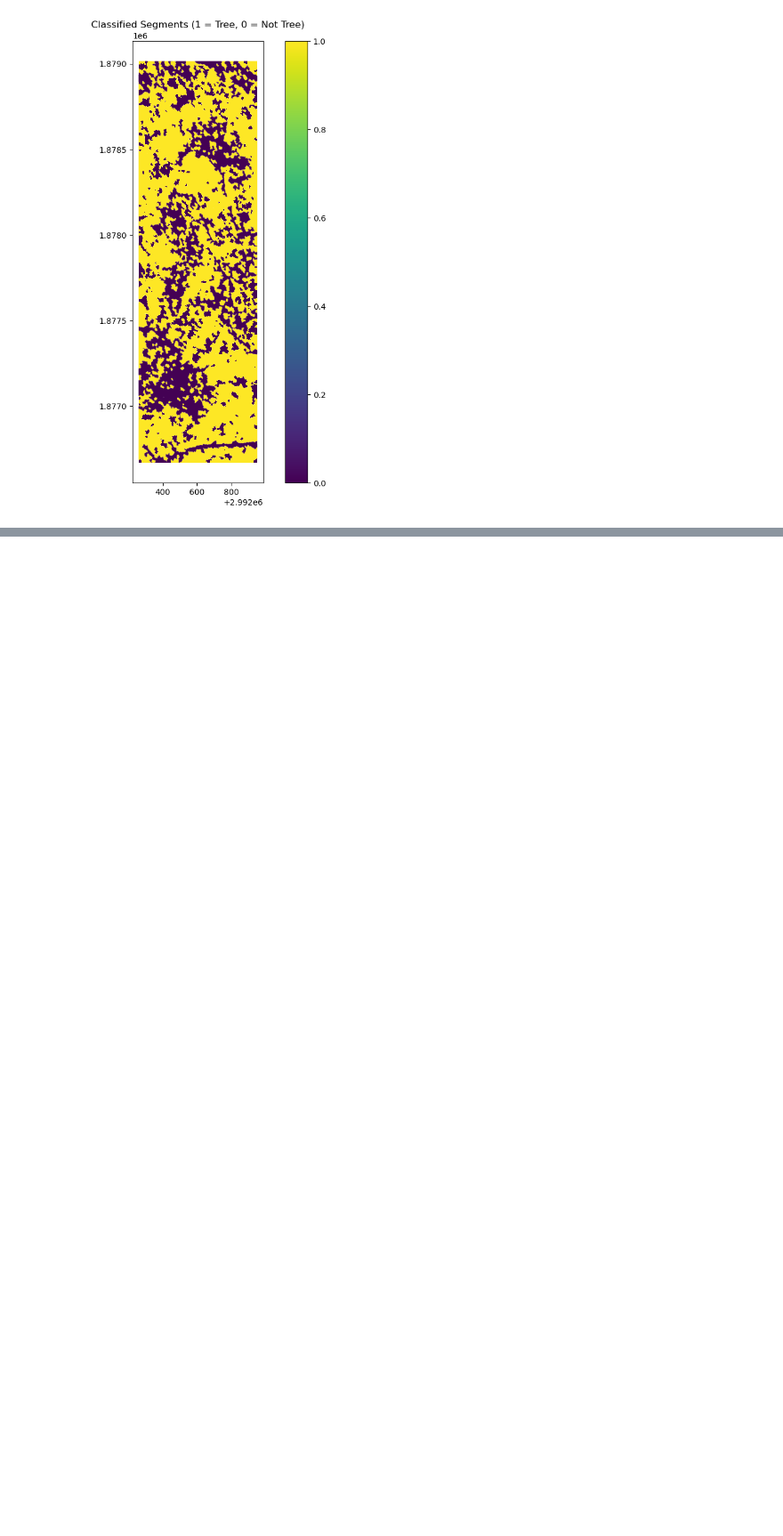
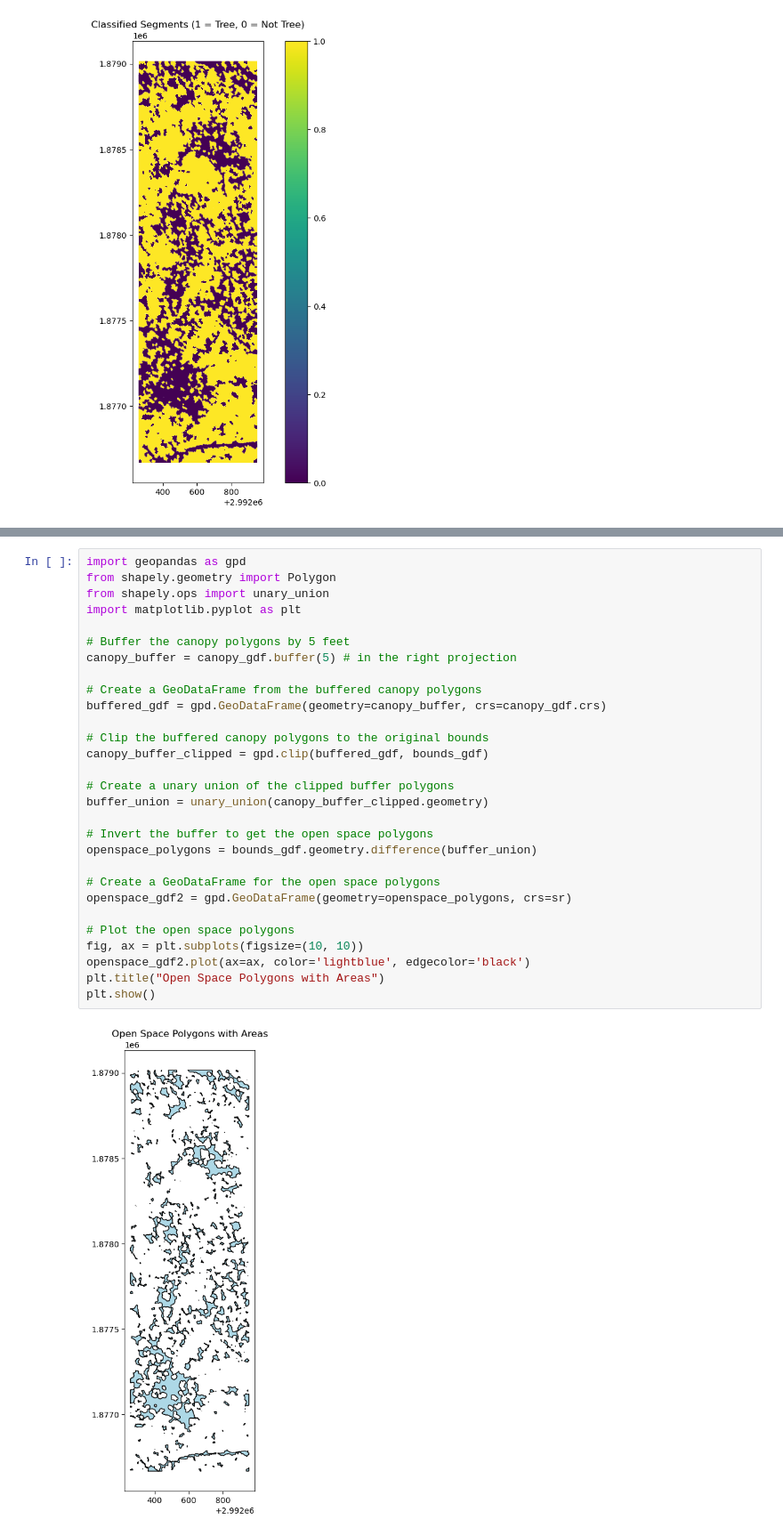
Before and after one commit to earthlab-education/treebeard, a Jupyter notebook: notebooks/classify_polygons.ipynb, the cells around one changed output, grey strips where cells are left out. Shown at 89% size. Saved outputs shown, nothing was run; the diff lists cells and outputs as text; blank space fills up the shorter version.

Commit message:
added buffer steps

```diff
--- a/notebooks/classify_polygons.ipynb
+++ b/notebooks/classify_polygons.ipynb
@@ -421,0 +254,31 @@ Name: count, dtype: int64
+# %%
+import geopandas as gpd
+from shapely.geometry import Polygon
+from shapely.ops import unary_union
+import matplotlib.pyplot as plt
+
+# Buffer the canopy polygons by 5 feet
+canopy_buffer = canopy_gdf.buffer(5) # in the right projection
+
+# Create a GeoDataFrame from the buffered canopy polygons
+buffered_gdf = gpd.GeoDataFrame(geometry=canopy_buffer, crs=canopy_gdf.crs)
+
+# Clip the buffered canopy polygons to the original bounds
+canopy_buffer_clipped = gpd.clip(buffered_gdf, bounds_gdf)
+
+# Create a unary union of the clipped buffer polygons
+buffer_union = unary_union(canopy_buffer_clipped.geometry)
+
+# Invert the buffer to get the open space polygons
+openspace_polygons = bounds_gdf.geometry.difference(buffer_union)
+
+# Create a GeoDataFrame for the open space polygons
+openspace_gdf2 = gpd.GeoDataFrame(geometry=openspace_polygons, crs=sr)
+
+# Plot the open space polygons
+fig, ax = plt.subplots(figsize=(10, 10))
+openspace_gdf2.plot(ax=ax, color='lightblue', edgecolor='black')
+plt.title("Open Space Polygons with Areas")
+plt.show()
+# %% [output]
+[figure, added]
```
Also changed, not shown: parts of 18 cells of this notebook, 1 other file.
